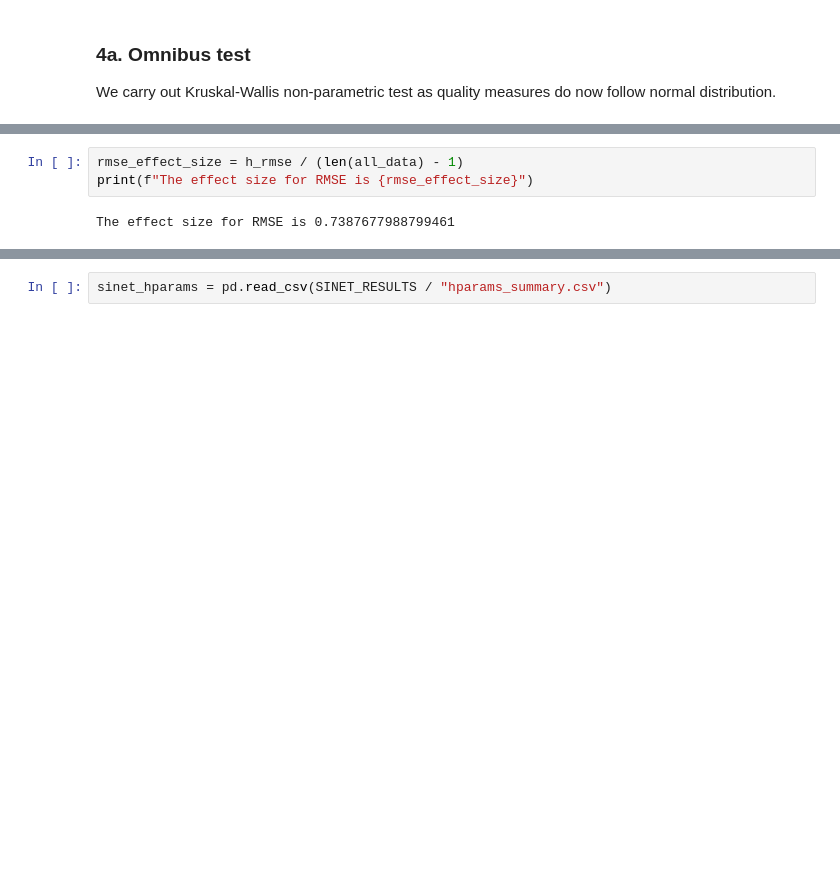
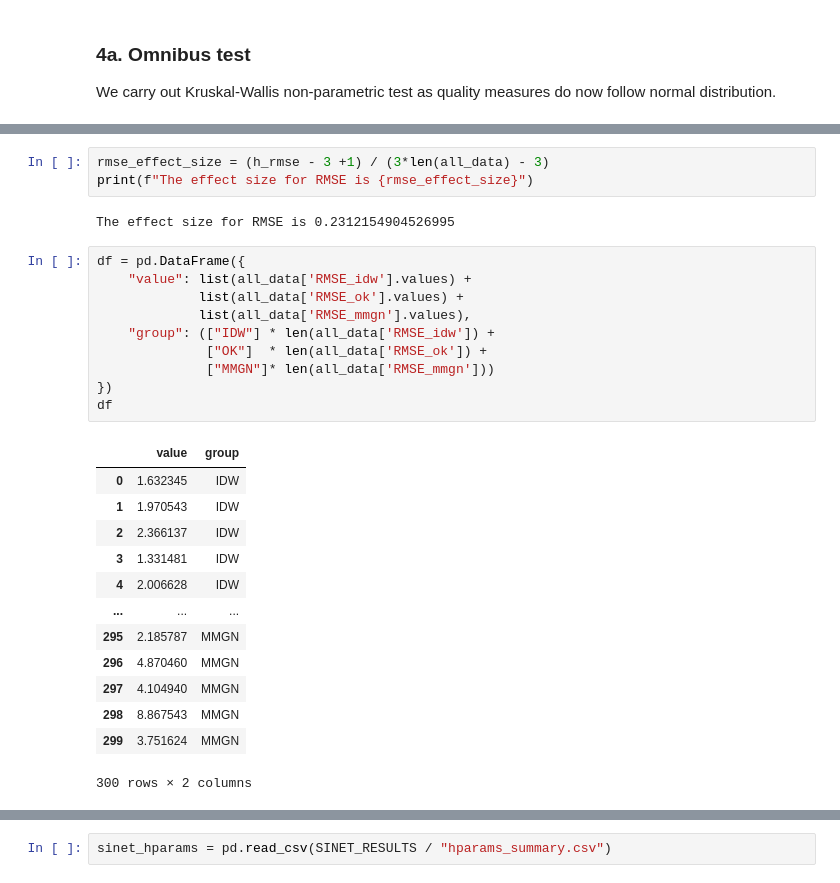
Before and after one commit to jamesWalczak/climatrix, a Jupyter notebook: experiments/jwalczak/01_Apr_02_compare_recon_method/notebooks/analysis.ipynb, the cells around one changed output, grey strips where cells are left out. Saved outputs shown, nothing was run; the diff lists cells and outputs as text; blank space fills up the shorter version.

```diff
--- a/experiments/jwalczak/01_Apr_02_compare_recon_method/notebooks/analysis.ipynb
+++ b/experiments/jwalczak/01_Apr_02_compare_recon_method/notebooks/analysis.ipynb
@@ -282,5 +285,29 @@ There is statistically significant difference between RMSEs as p-value=1.8997823
 # %%
-rmse_effect_size = h_rmse / (len(all_data) - 1)
+rmse_effect_size = (h_rmse - 3 +1) / (3*len(all_data) - 3)
 print(f"The effect size for RMSE is {rmse_effect_size}")
 # %% [output]
-The effect size for RMSE is 0.7387677988799461
+The effect size for RMSE is 0.2312154904526995
+# %%
+df = pd.DataFrame({
+    "value": list(all_data['RMSE_idw'].values) +
+             list(all_data['RMSE_ok'].values) +
+             list(all_data['RMSE_mmgn'].values),
+    "group": (["IDW"] * len(all_data['RMSE_idw']) +
+              ["OK"]  * len(all_data['RMSE_ok']) +
+              ["MMGN"]* len(all_data['RMSE_mmgn']))
+})
+df
+# %% [output]
+|  | value | group |
+| 0 | 1.632345 | IDW |
+| 1 | 1.970543 | IDW |
+| 2 | 2.366137 | IDW |
+| 3 | 1.331481 | IDW |
+| 4 | 2.006628 | IDW |
+| ... | ... | ... |
+| 295 | 2.185787 | MMGN |
+| 296 | 4.870460 | MMGN |
+| 297 | 4.104940 | MMGN |
+| 298 | 8.867543 | MMGN |
+| 299 | 3.751624 | MMGN |
+300 rows × 2 columns
```
Also changed, not shown: parts of 29 cells of this notebook.
